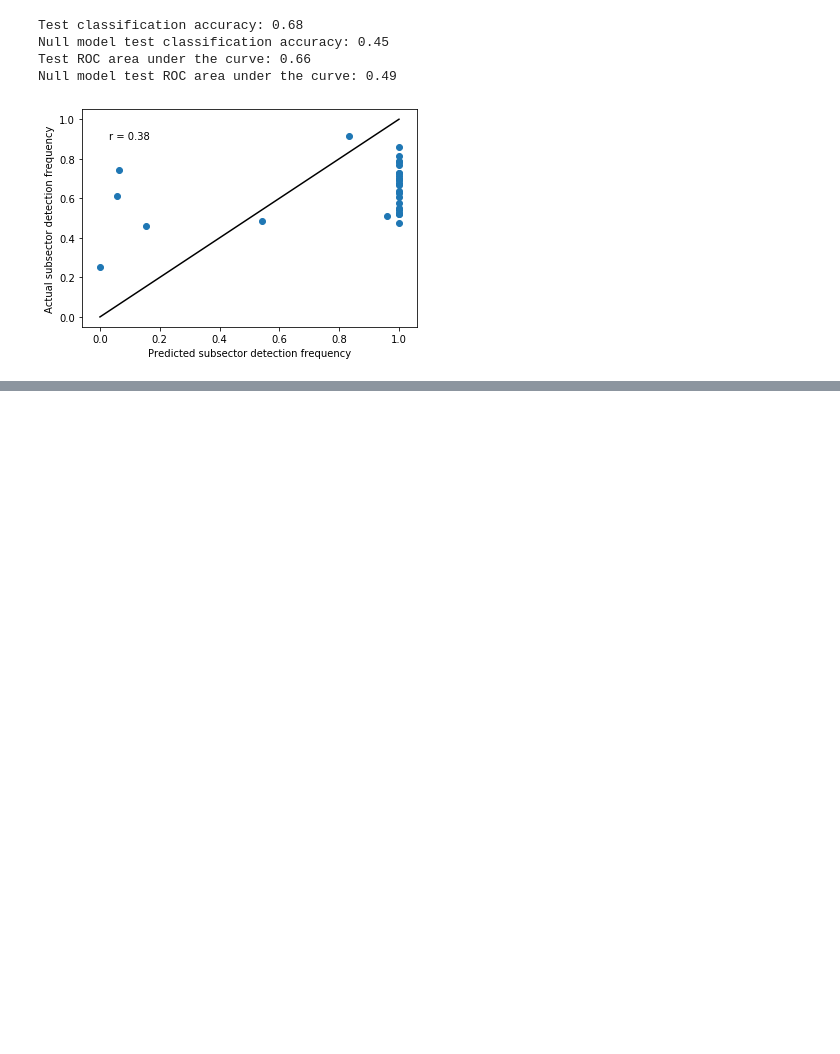
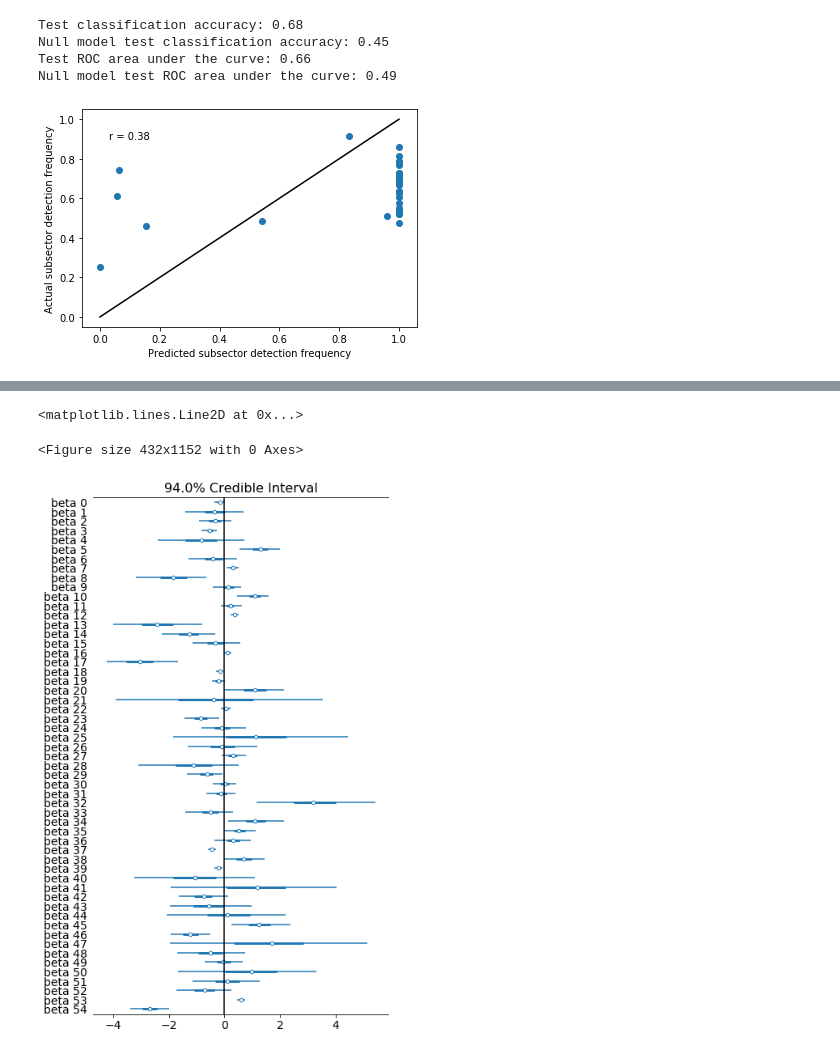
Before and after one commit to puruckertom/occupational_exposure, a Jupyter notebook: notebooks/work_in_progress/hierarchical_logistic_reg.ipynb, the cells around one changed output, grey strips where cells are left out. Cells and saved outputs as stored; diff of their text form; code cells hidden in the pictures; blank space fills up the shorter version.

```diff
--- a/notebooks/work_in_progress/hierarchical_logistic_reg.ipynb
+++ b/notebooks/work_in_progress/hierarchical_logistic_reg.ipynb
@@ -366,0 +481,10 @@ plt.show()
+# %%
+from pymc3 import forestplot
+plt.figure(figsize=(6,16))
+#forestplot(mean_field.sample(1000), kind='ridgeplot', colors='white', var_names=['beta']);
+forestplot(fit.sample(1000), var_names=['beta']);
+plt.axvline(x=0, color='black')
+# %% [output]
+<matplotlib.lines.Line2D at 0x...>
+<Figure size 432x1152 with 0 Axes>
+[figure, added]
```
Also changed, not shown: parts of 22 cells of this notebook, 7 other files.
